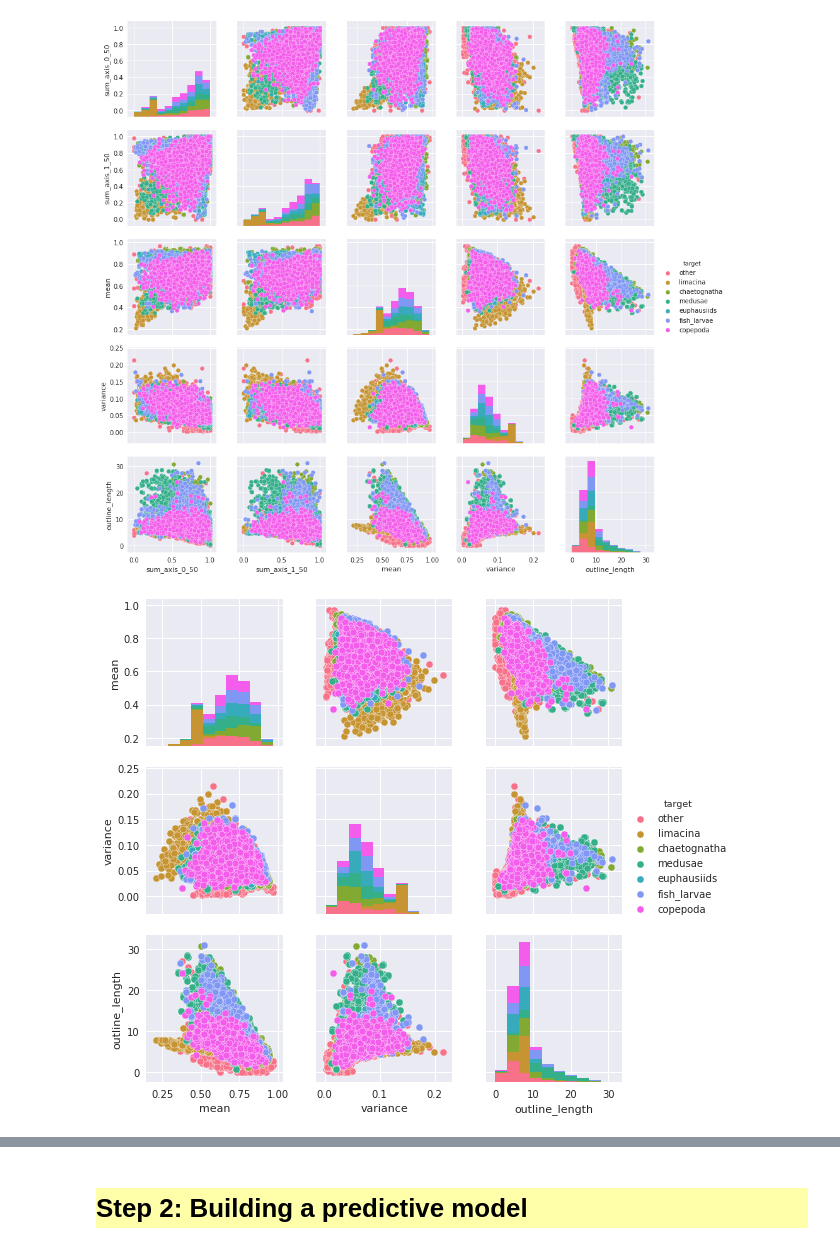
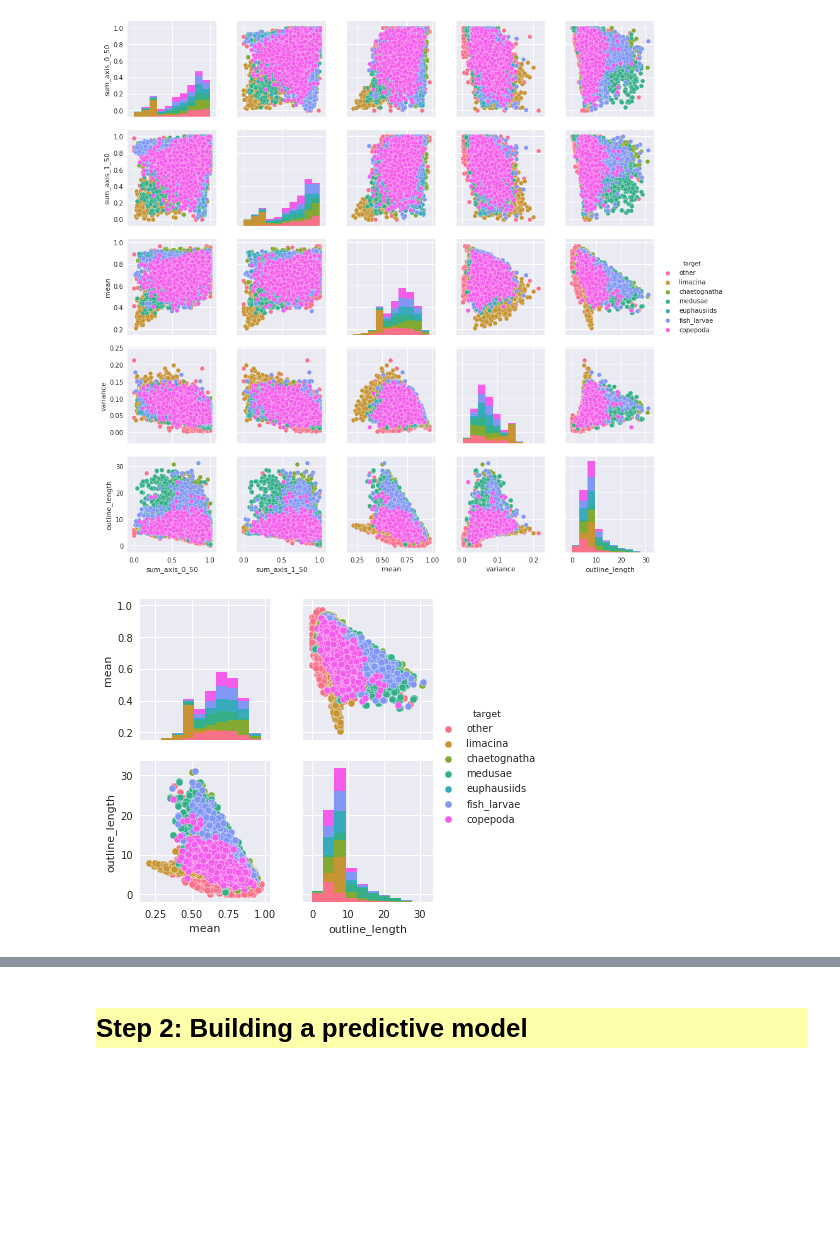
Before and after one commit to George-Marchment/OCEAN, a Jupyter notebook: starting_kit/README_visualisation.ipynb, the cells around one changed output, grey strips where cells are left out. Drawn from its saved outputs; the diff is of its cells as text; code cells hidden in the pictures; blank space fills up the shorter version.

```diff
--- a/starting_kit/README_visualisation.ipynb
+++ b/starting_kit/README_visualisation.ipynb
@@ -240,10 +240,10 @@ plt.show()
 # %% [output]
 [figure]
 # %%
-sns.pairplot(data,hue='target',vars=['mean','variance','outline_length'])
+sns.pairplot(data,hue='target',vars=['mean','outline_length'])
 plt.show()
 # %% [output]
-[figure, old version]
+[figure, new version]
 # %%
 #On doit avoir 0<=x<=202 et 0<=y<=202
 def kmeansThing(x, y):
```
Also changed, not shown: parts of 7 cells of this notebook.
